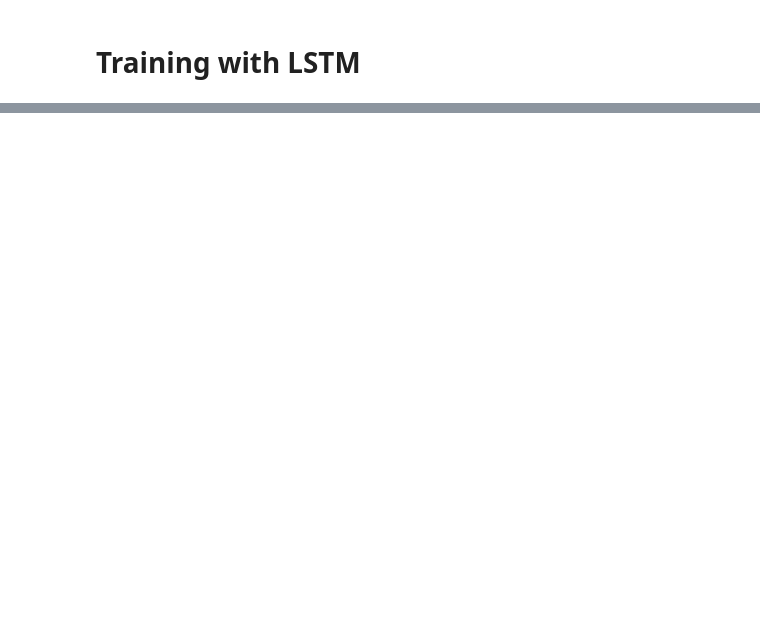
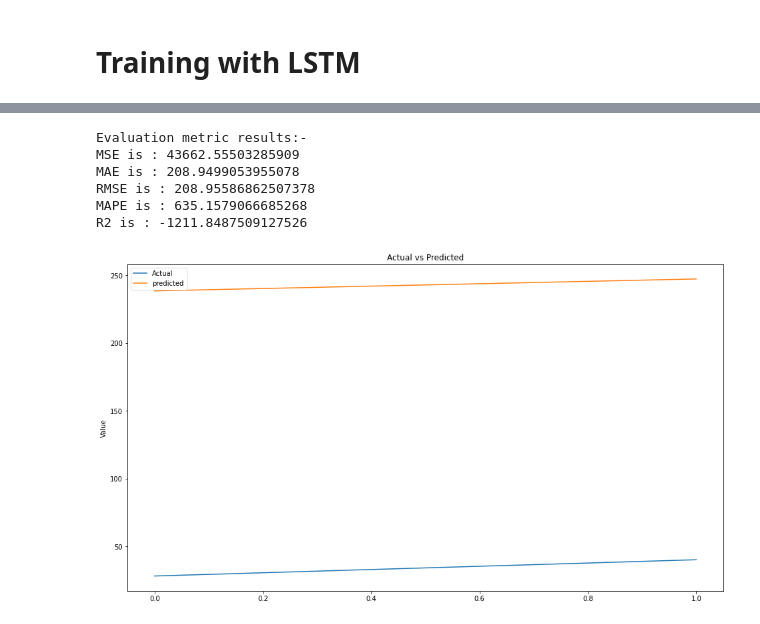
Before and after one commit to victorknox/DPS-AI, a Jupyter notebook: model.ipynb, the cells around one changed output, grey strips where cells are left out. Drawn from its saved outputs; the diff is of its cells as text; code cells hidden in the pictures; blank space fills up the shorter version.

```diff
--- a/main.ipynb
+++ b/model.ipynb
@@ -352,0 +440,6 @@ NameError: name 'tf' is not defined
+# %%
+data_val = X_scaler.fit_transform(accidents[['Category', 'Accident_Type', 'Month']].head(12))
+val_rescaled = data_val.reshape(1, data_val.shape[0], data_val.shape[1])
+# %%
+pred = lstm_model.predict(val_rescaled)
+pred
@@ -352,0 +448,3 @@ NameError: name 'tf' is not defined
+# %%
+pred_Inverse = Y_scaler.inverse_transform(pred)
+pred_Inverse
@@ -352,0 +484,19 @@ NameError: name 'tf' is not defined
+# %%
+timeseries_evaluation_metrics_func(validate['Value'].head(2),pred_Inverse[0])
+# %% [output]
+Evaluation metric results:-
+MSE is : 43662.55503285909
+MAE is : 208.9499053955078
+RMSE is : 208.95586862507378
+MAPE is : 635.1579066685268
+R2 is : -1211.8487509127526
+# %%
+plt.figure(figsize=(16,9))
+plt.plot( list(validate['Value'].head(2)))
+plt.plot( list(pred_Inverse[0]))
+plt.title("Actual vs Predicted")
+plt.ylabel("Value")
+plt.legend(('Actual','predicted'))
+plt.show()
+# %% [output]
+[figure, added]
```
Also changed, not shown: parts of 18 cells of this notebook, 1 other file.
